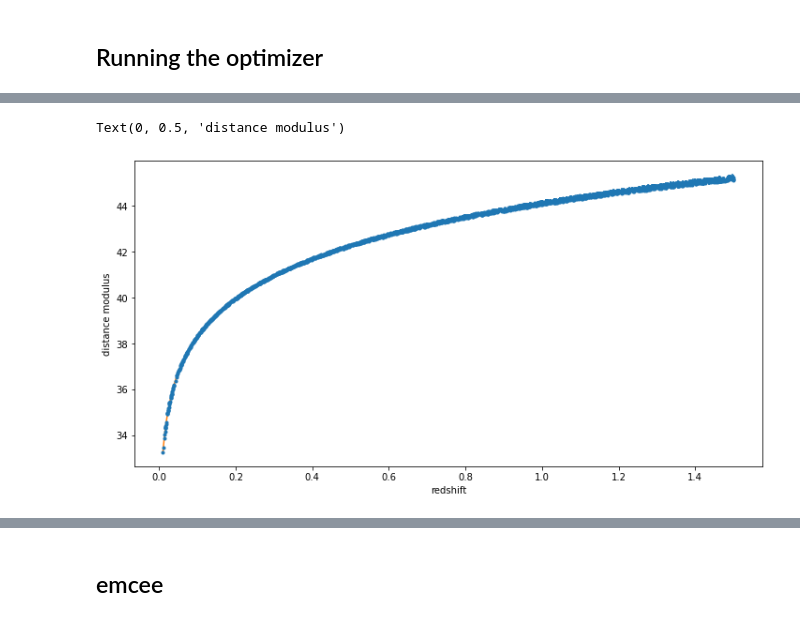
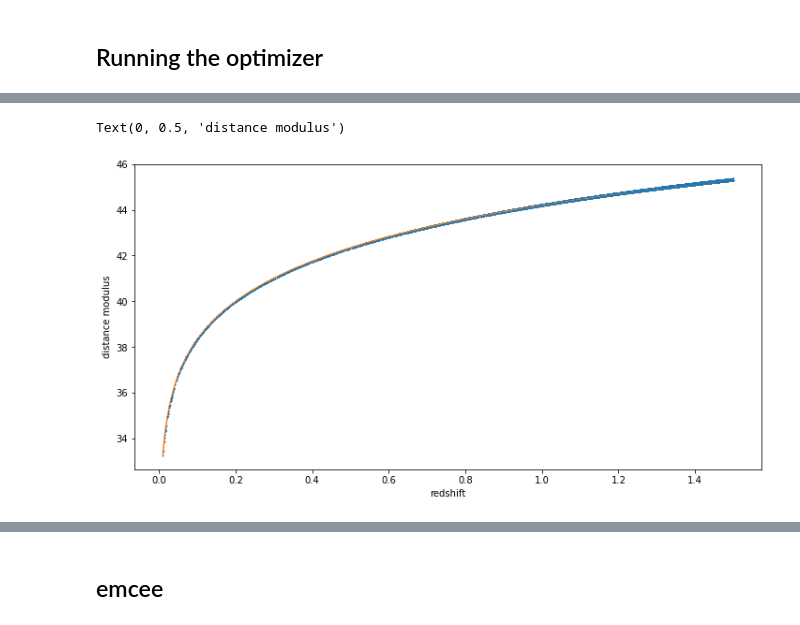
Before and after one commit to jakobk123/SN1a, a Jupyter notebook: notebooks/Jax_cosmo_test.ipynb, the cells around one changed output, grey strips where cells are left out. Saved outputs shown, nothing was run; the diff lists cells and outputs as text; code cells hidden in the pictures.

```diff
--- a/notebooks/Jax_cosmo_test.ipynb
+++ b/notebooks/Jax_cosmo_test.ipynb
@@ -92,4 +93,4 @@ svi = SVI(model_cpl,
     sig = sigma
 )
 # %%
-svi_result = svi.run(subkey2, 5000)
+svi_result = svi.run(subkey2, 1000)
@@ -96,5 +104,5 @@ svi_result = svi.run(subkey2, 5000)
 # %%
-samples = guide_cpl.sample_posterior(subkey3, svi_result.params, (100000,))
+samples = guide_cpl.sample_posterior(subkey3, svi_result.params, (10000,))
 idata_num = az.from_dict(samples)
 # %%
 az.summary(idata_num, kind='stats')
@@ -105,0 +114,3 @@ az.summary(idata_num, kind='stats')
+# %%
+Omegam_mean = idata_num.posterior.Omega_m.mean()
+Omegam_mean = Omegam_mean.to_numpy()
@@ -105,0 +123,5 @@ az.summary(idata_num, kind='stats')
+# %%
+sampled_means = {'Omega_m': Omegam_mean,
+'w0' : w0_m,
+'wa' : wa_m
+}
@@ -127,12 +146,12 @@ plt.plot(svi_result.losses)
 # %%
 plt.figure(figsize=(12,6))
-plt.errorbar(z, dist_mod, yerr = sigma, marker='.', linestyle='')
-plt.plot(z, distance_modulus({'Omega_m':0.385, 'w0':-0.993, 'wa':-3.02}, z))
+plt.errorbar(z, dist_mod, yerr = sigma, marker='+', ms=1, linestyle='')
+plt.plot(z, distance_modulus(sampled_means, z))
 plt.xlabel('redshift')
 plt.ylabel('distance modulus')
 # %% [output]
 Text(0, 0.5, 'distance modulus')
-[figure, old version]
+[figure, new version]
 # %%
 from numpyro.infer import MCMC, NUTS
 # %%
```
Also changed, not shown: parts of 29 cells of this notebook, 1 other file.
